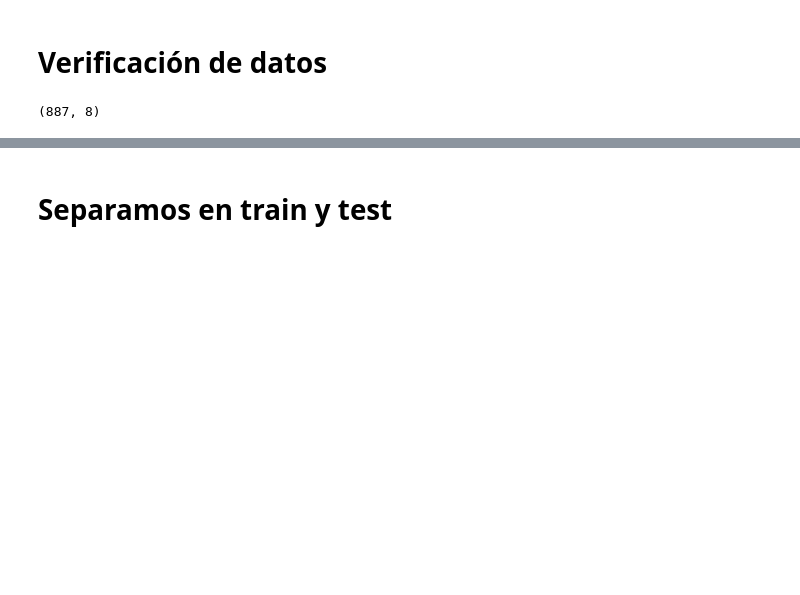
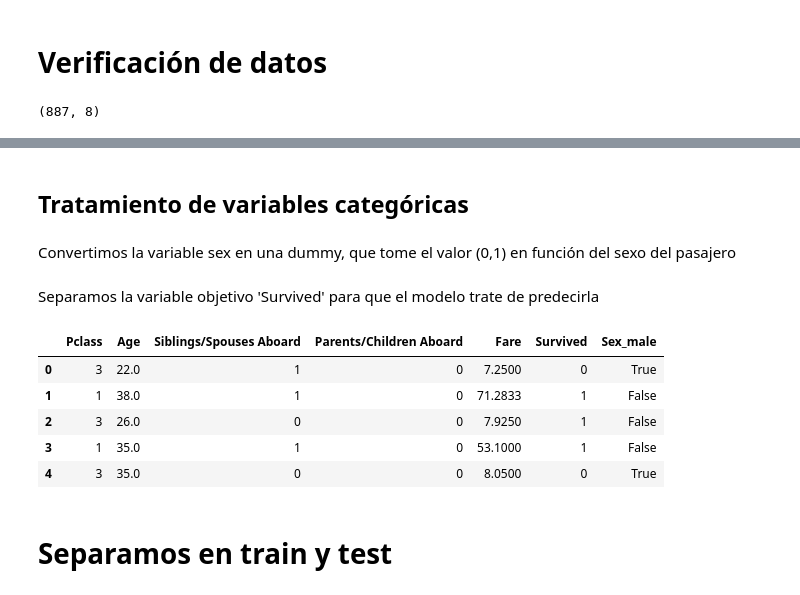
Before and after one commit to ramonmorillx/machine_learning_supervisado, a Jupyter notebook: notebooks/01_DecisionTree_Titanic.ipynb, the cells around one changed output, grey strips where cells are left out. Cells and saved outputs as stored; diff of their text form; code cells hidden in the pictures; blank space fills up the shorter version.

```diff
--- a/notebooks/01_DecisionTree_Titanic.ipynb
+++ b/notebooks/01_DecisionTree_Titanic.ipynb
@@ -27,3 +27,7 @@ titanic.head()
 | 2 | Miss. Laina Heikkinen | 3 | female | 26.0 | 0 | 0 | 7.9250 | 1 |
 | 3 | Mrs. Jacques Heath (Lily May Peel... | 1 | female | 35.0 | 1 | 0 | 53.1000 | 1 |
 | 4 | Mr. William Henry Allen | 3 | male | 35.0 | 0 | 0 | 8.0500 | 0 |
+# %% [markdown]
+## Tratamiento de variables categóricas
+# %% [markdown]
+Convertimos la variable sex en una dummy, que tome el valor (0,1) en función del sexo del pasajero
@@ -29,0 +37,2 @@ titanic.head()
+# %% [markdown]
+Separamos la variable objetivo 'Survived' para que el modelo trate de predecirla
@@ -30,3 +44,14 @@ titanic.head()
+# %%
+df = df.drop('Name', axis = 1)
+
+df.head()
+# %% [output]
+|  | Pclass | Age | Siblings/Spouses Aboard | Parents/Children Aboard | Fare | Survived | Sex_male |
+| 0 | 3 | 22.0 | 1 | 0 | 7.2500 | 0 | True |
+| 1 | 1 | 38.0 | 1 | 0 | 71.2833 | 1 | False |
+| 2 | 3 | 26.0 | 0 | 0 | 7.9250 | 1 | False |
+| 3 | 1 | 35.0 | 1 | 0 | 53.1000 | 1 | False |
+| 4 | 3 | 35.0 | 0 | 0 | 8.0500 | 0 | True |
 # %% [markdown]
 # Separamos en train y test
 # %%
```
Also changed, not shown: parts of 8 cells of this notebook.
